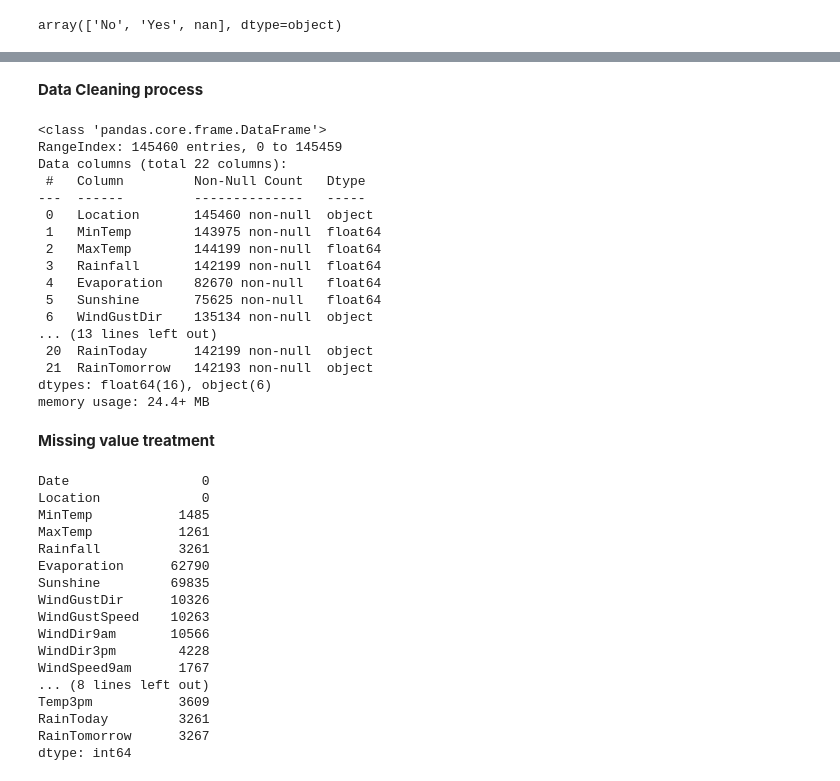
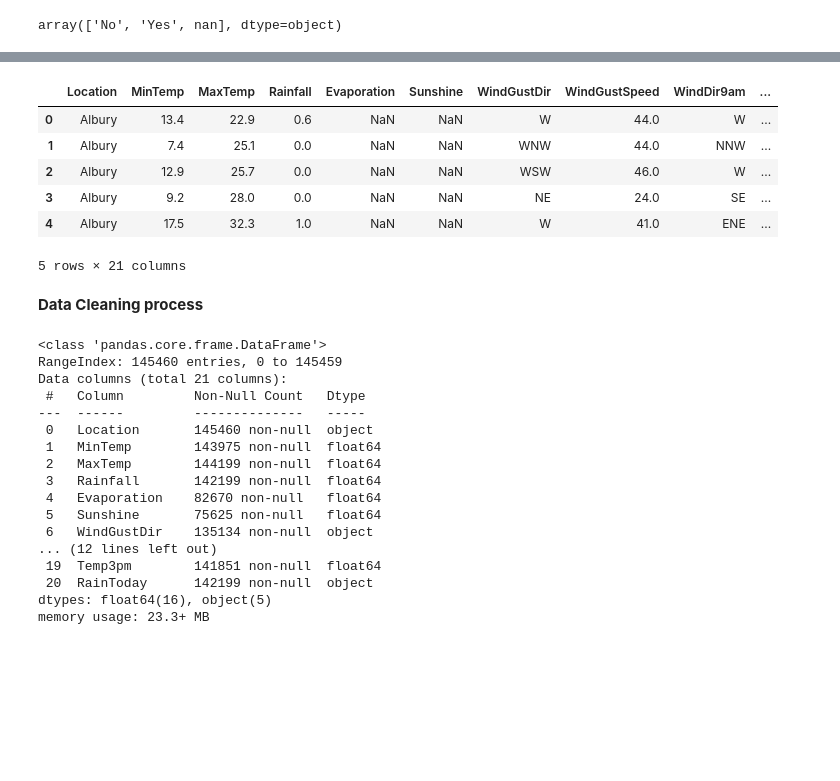
Before and after one commit to NileshCT/Linear_Regression_Modelling, a Jupyter notebook: Classification_Modelling_WeatherAUSipynb.ipynb, the cells around one changed output, grey strips where cells are left out. Drawn from its saved outputs; the diff is of its cells as text; code cells hidden in the pictures; blank space fills up the shorter version.

```diff
--- a/Classification_Modelling_WeatherAUSipynb.ipynb
+++ b/Classification_Modelling_WeatherAUSipynb.ipynb
@@ -119,2 +242,12 @@ df.duplicated().sum()
+# %%
+df1.head()
+# %% [output]
+|  | Location | MinTemp | MaxTemp | Rainfall | Evaporation | Sunshine | WindGustDir | WindGustSpeed | WindDir9am | ... |
+| 0 | Albury | 13.4 | 22.9 | 0.6 | NaN | NaN | W | 44.0 | W | ... |
+| 1 | Albury | 7.4 | 25.1 | 0.0 | NaN | NaN | WNW | 44.0 | NNW | ... |
+| 2 | Albury | 12.9 | 25.7 | 0.0 | NaN | NaN | WSW | 46.0 | W | ... |
+| 3 | Albury | 9.2 | 28.0 | 0.0 | NaN | NaN | NE | 24.0 | SE | ... |
+| 4 | Albury | 17.5 | 32.3 | 1.0 | NaN | NaN | W | 41.0 | ENE | ... |
+5 rows × 21 columns
 # %% [markdown]
 **Data Cleaning process**
@@ -124,9 +254,9 @@ df.drop(["Date"],axis=1,inplace=True)
 # %%
-df.info()
+df1.info()
 # %% [output]
 <class 'pandas.core.frame.DataFrame'>
 RangeIndex: 145460 entries, 0 to 145459
-Data columns (total 22 columns):
+Data columns (total 21 columns):
  #   Column         Non-Null Count   Dtype
 ---  ------         --------------   -----
  0   Location       145460 non-null  object
@@ -136,31 +266,8 @@ Data columns (total 22 columns):
  4   Evaporation    82670 non-null   float64
  5   Sunshine       75625 non-null   float64
  6   WindGustDir    135134 non-null  object
-... (13 lines left out)
+... (12 lines left out)
+ 19  Temp3pm        141851 non-null  float64
  20  RainToday      142199 non-null  object
- 21  RainTomorrow   142193 non-null  object
-dtypes: float64(16), object(6)
-memory usage: 24.4+ MB
+dtypes: float64(16), object(5)
+memory usage: 23.3+ MB
-# %% [markdown]
-**Missing value treatment**
-# %%
-#Exploring the sum of all null values in dataframe.
-df.isnull().sum()
-# %% [output]
-Date                 0
-Location             0
-MinTemp           1485
-MaxTemp           1261
-Rainfall          3261
-Evaporation      62790
-Sunshine         69835
-WindGustDir      10326
-WindGustSpeed    10263
-WindDir9am       10566
-WindDir3pm        4228
-WindSpeed9am      1767
-... (8 lines left out)
-Temp3pm           3609
-RainToday         3261
-RainTomorrow      3267
-dtype: int64
```
Also changed, not shown: parts of 14 cells of this notebook.
